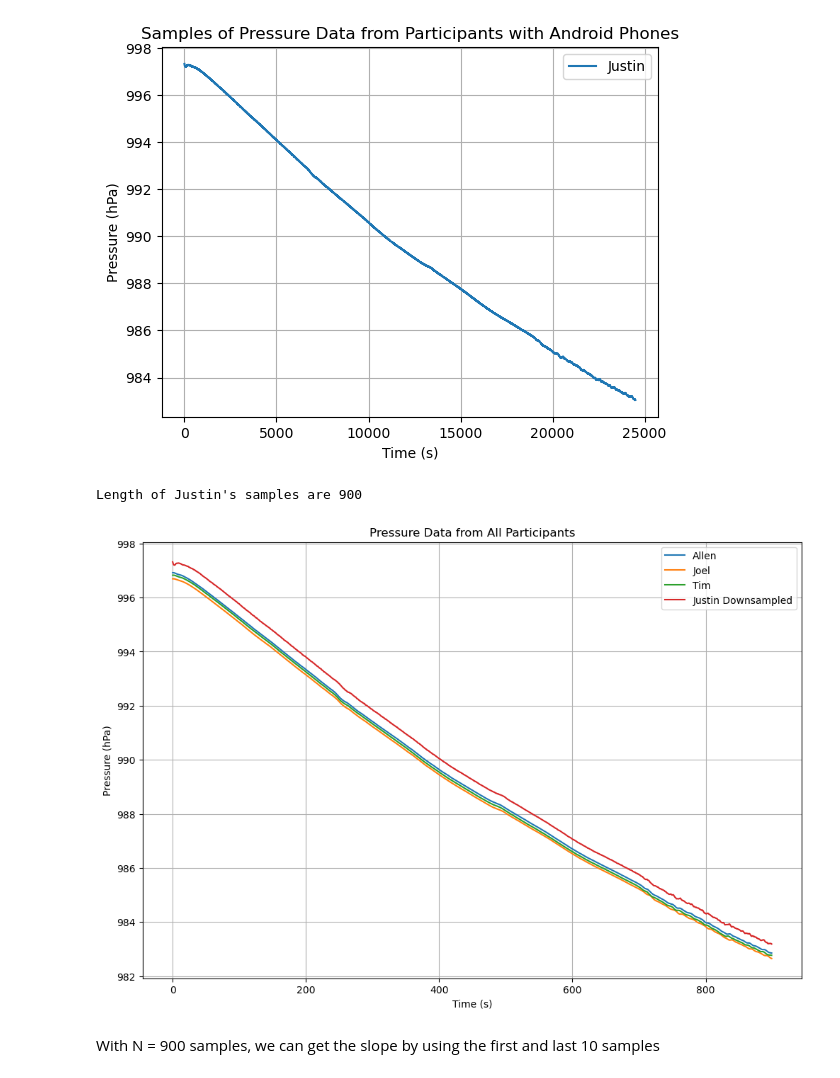
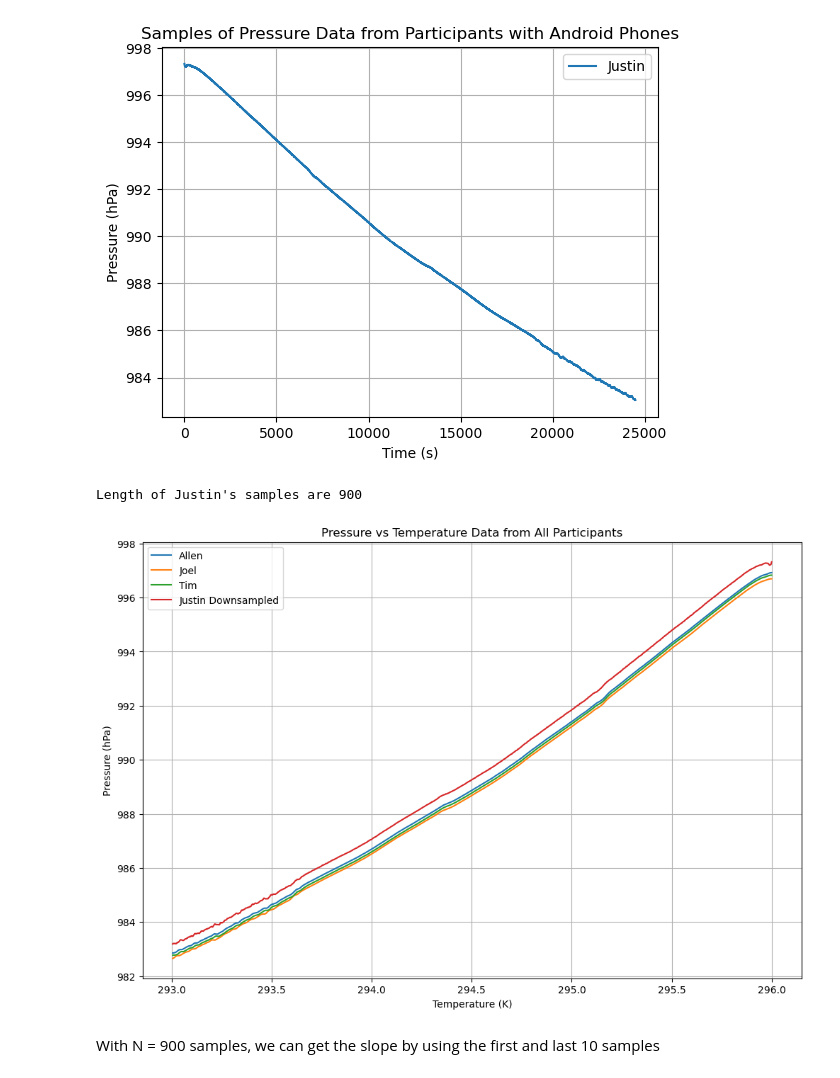
Before and after one commit to wizdaksh/Physics-III-Lab, a Jupyter notebook: Pressure and Temparture/lab2.ipynb, the cells around one changed output. Cells and saved outputs as stored; diff of their text form; code cells hidden in the pictures.

```diff
--- a/Pressure and Temparture/lab2.ipynb
+++ b/Pressure and Temparture/lab2.ipynb
@@ -208,25 +215,27 @@ plt.show()
 # %%
 # Graph all the data by taking 900 samples for Justin's data to match the iPhones' sample size
 samplePeriod = int(len(justinCleaned)/len(allenCleaned)) # Check the length of Justin's cleaned data to ensure it has at least 900 samples
 
 justinDownsampled = justinCleaned[::samplePeriod]
 justinDownsampled = justinDownsampled[:900] # Keep only the first 900 samples to match the iPhones' sample size
 print(f"Length of Justin's samples are {len(justinDownsampled)}") # Check the length of the downsampled data to ensure it has 900 samples
 plt.figure(figsize=(12, 8))
 
-plt.plot(allenCleaned, label="Allen")
-plt.plot(joelCleaned, label="Joel")
-plt.plot(timCleaned, label="Tim")
-plt.plot(justinDownsampled, label="Justin Downsampled")
-plt.xlabel("Time (s)")
+timeArray = np.arange(T0, TF, (TF - T0) / len(allenCleaned)) # Create a time array for the x-axis based on the number of samples and the temperature change
+
+plt.plot(timeArray, allenCleaned, label="Allen")
+plt.plot(timeArray, joelCleaned, label="Joel")
+plt.plot(timeArray, timCleaned, label="Tim")
+plt.plot(timeArray[:len(justinDownsampled)], justinDownsampled, label="Justin Downsampled")
+plt.xlabel("Temperature (K)")
 plt.ylabel("Pressure (hPa)")
 plt.legend()
 plt.grid()
-plt.title("Pressure Data from All Participants")
+plt.title("Pressure vs Temperature Data from All Participants")
 plt.show()
 # %% [output]
 Length of Justin's samples are 900
-[figure, old version]
+[figure, new version]
 # %% [markdown]
 With N = 900 samples, we can get the slope by using the first and last 10 samples
 # %% [markdown]
```
Also changed, not shown: parts of 4 cells of this notebook, 3 other files.
